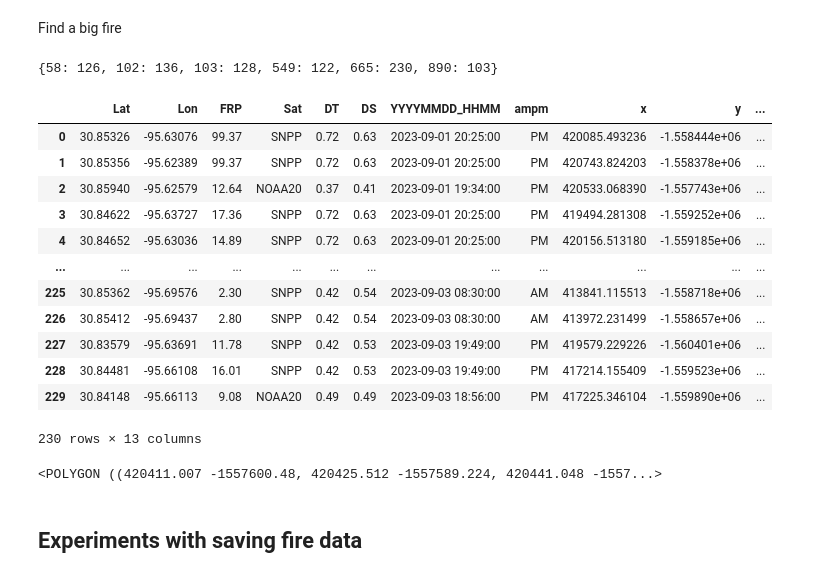
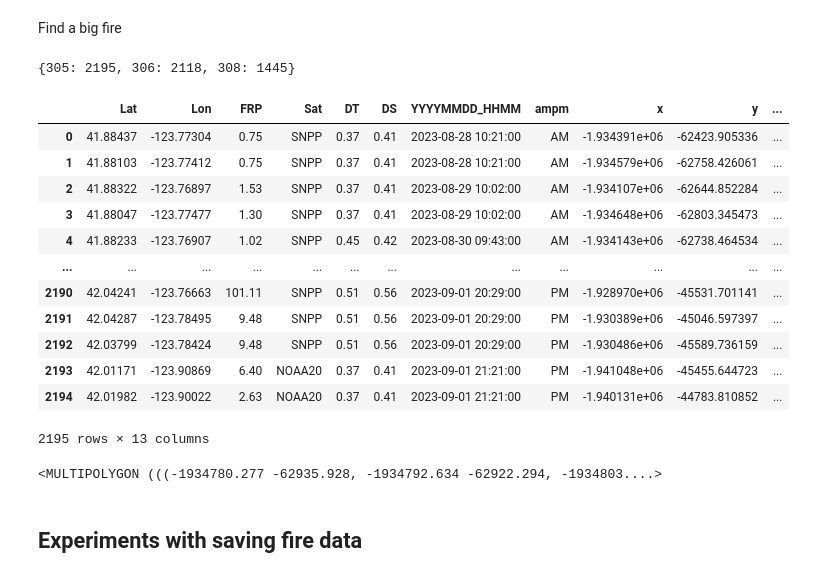
Before and after one commit to Earth-Information-System/fireatlas, a Jupyter notebook: Ingest.ipynb, the cells around one changed output. Drawn from its saved outputs; the diff is of its cells as text; code cells hidden in the pictures.

```diff
--- a/Ingest.ipynb
+++ b/Ingest.ipynb
@@ -188,29 +202,29 @@ allfires
 # %% [markdown]
 Find a big fire
 # %%
-{fid: fire.n_pixels for fid, fire in allfires.fires.items() if fire.n_pixels > 100}
+{fid: fire.n_pixels for fid, fire in allfires.fires.items() if fire.n_pixels > 1000}
 # %% [output]
-{58: 126, 102: 136, 103: 128, 549: 122, 665: 230, 890: 103}
+{305: 2195, 306: 2118, 308: 1445}
 # %%
-allfires.fires[665].pixels
+allfires.fires[305].pixels
 # %% [output]
 |  | Lat | Lon | FRP | Sat | DT | DS | YYYYMMDD_HHMM | ampm | x | y | ... |
-| 0 | 30.85326 | -95.63076 | 99.37 | SNPP | 0.72 | 0.63 | 2023-09-01 20:25:00 | PM | 420085.493236 | -1.558444e+06 | ... |
-| 1 | 30.85356 | -95.62389 | 99.37 | SNPP | 0.72 | 0.63 | 2023-09-01 20:25:00 | PM | 420743.824203 | -1.558378e+06 | ... |
-| 2 | 30.85940 | -95.62579 | 12.64 | NOAA20 | 0.37 | 0.41 | 2023-09-01 19:34:00 | PM | 420533.068390 | -1.557743e+06 | ... |
-| 3 | 30.84622 | -95.63727 | 17.36 | SNPP | 0.72 | 0.63 | 2023-09-01 20:25:00 | PM | 419494.281308 | -1.559252e+06 | ... |
-| 4 | 30.84652 | -95.63036 | 14.89 | SNPP | 0.72 | 0.63 | 2023-09-01 20:25:00 | PM | 420156.513180 | -1.559185e+06 | ... |
+| 0 | 41.88437 | -123.77304 | 0.75 | SNPP | 0.37 | 0.41 | 2023-08-28 10:21:00 | AM | -1.934391e+06 | -62423.905336 | ... |
+| 1 | 41.88103 | -123.77412 | 0.75 | SNPP | 0.37 | 0.41 | 2023-08-28 10:21:00 | AM | -1.934579e+06 | -62758.426061 | ... |
+| 2 | 41.88322 | -123.76897 | 1.53 | SNPP | 0.37 | 0.41 | 2023-08-29 10:02:00 | AM | -1.934107e+06 | -62644.852284 | ... |
+| 3 | 41.88047 | -123.77477 | 1.30 | SNPP | 0.37 | 0.41 | 2023-08-29 10:02:00 | AM | -1.934648e+06 | -62803.345473 | ... |
+| 4 | 41.88233 | -123.76907 | 1.02 | SNPP | 0.45 | 0.42 | 2023-08-30 09:43:00 | AM | -1.934143e+06 | -62738.464534 | ... |
 | ... | ... | ... | ... | ... | ... | ... | ... | ... | ... | ... | ... |
-| 225 | 30.85362 | -95.69576 | 2.30 | SNPP | 0.42 | 0.54 | 2023-09-03 08:30:00 | AM | 413841.115513 | -1.558718e+06 | ... |
-| 226 | 30.85412 | -95.69437 | 2.80 | SNPP | 0.42 | 0.54 | 2023-09-03 08:30:00 | AM | 413972.231499 | -1.558657e+06 | ... |
-| 227 | 30.83579 | -95.63691 | 11.78 | SNPP | 0.42 | 0.53 | 2023-09-03 19:49:00 | PM | 419579.229226 | -1.560401e+06 | ... |
-| 228 | 30.84481 | -95.66108 | 16.01 | SNPP | 0.42 | 0.53 | 2023-09-03 19:49:00 | PM | 417214.155409 | -1.559523e+06 | ... |
-| 229 | 30.84148 | -95.66113 | 9.08 | NOAA20 | 0.49 | 0.49 | 2023-09-03 18:56:00 | PM | 417225.346104 | -1.559890e+06 | ... |
+| 2190 | 42.04241 | -123.76663 | 101.11 | SNPP | 0.51 | 0.56 | 2023-09-01 20:29:00 | PM | -1.928970e+06 | -45531.701141 | ... |
+| 2191 | 42.04287 | -123.78495 | 9.48 | SNPP | 0.51 | 0.56 | 2023-09-01 20:29:00 | PM | -1.930389e+06 | -45046.597397 | ... |
+| 2192 | 42.03799 | -123.78424 | 9.48 | SNPP | 0.51 | 0.56 | 2023-09-01 20:29:00 | PM | -1.930486e+06 | -45589.736159 | ... |
+| 2193 | 42.01171 | -123.90869 | 6.40 | NOAA20 | 0.37 | 0.41 | 2023-09-01 21:21:00 | PM | -1.941048e+06 | -45455.644723 | ... |
+| 2194 | 42.01982 | -123.90022 | 2.63 | NOAA20 | 0.37 | 0.41 | 2023-09-01 21:21:00 | PM | -1.940131e+06 | -44783.810852 | ... |
-230 rows × 13 columns
+2195 rows × 13 columns
 # %%
-allfires.fires[665].hull
+allfires.fires[305].hull
 # %% [output]
-<POLYGON ((420411.007 -1557600.48, 420425.512 -1557589.224, 420441.048 -1557...>
+<MULTIPOLYGON (((-1934780.277 -62935.928, -1934792.634 -62922.294, -1934803....>
 # %% [markdown]
 ## Experiments with saving fire data
 # %%
```
Also changed, not shown: parts of 23 cells of this notebook, 7 other files.
